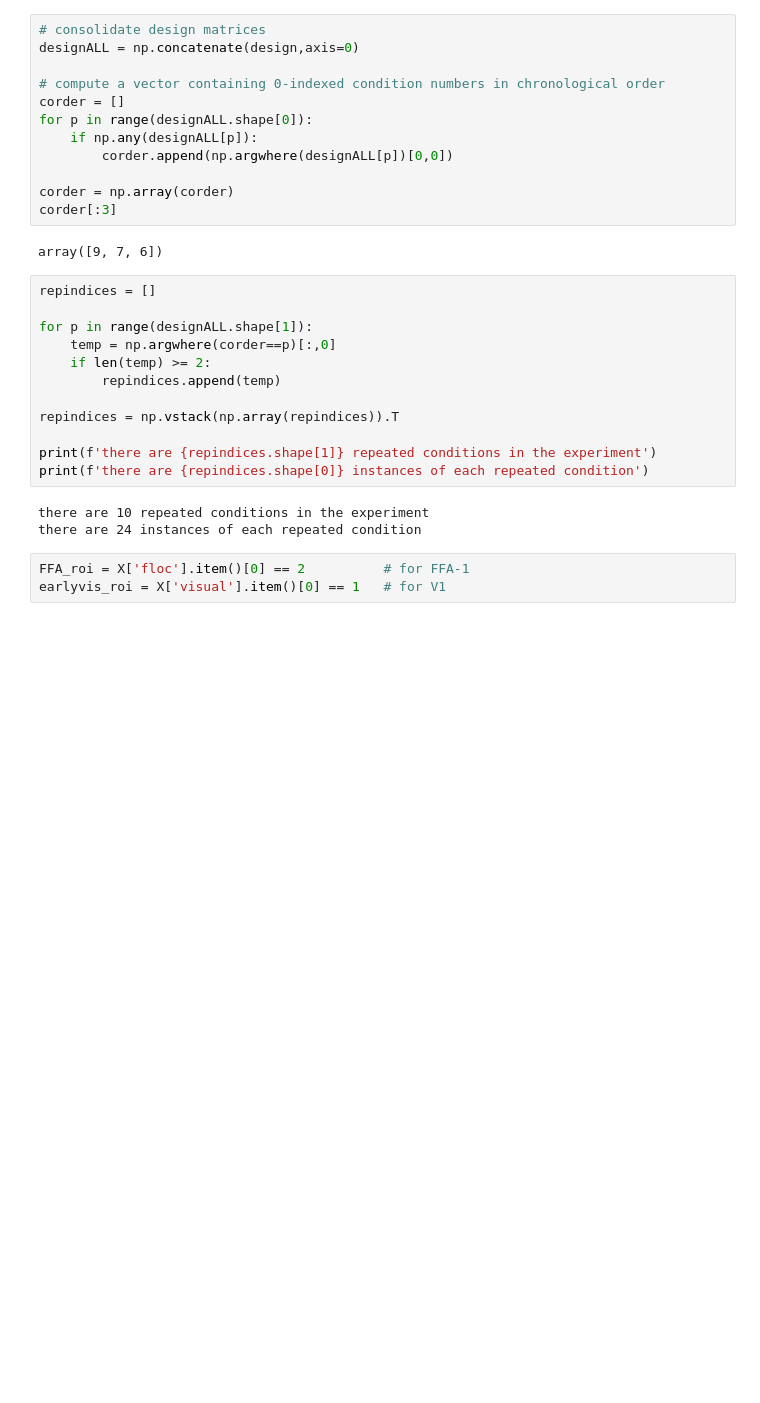
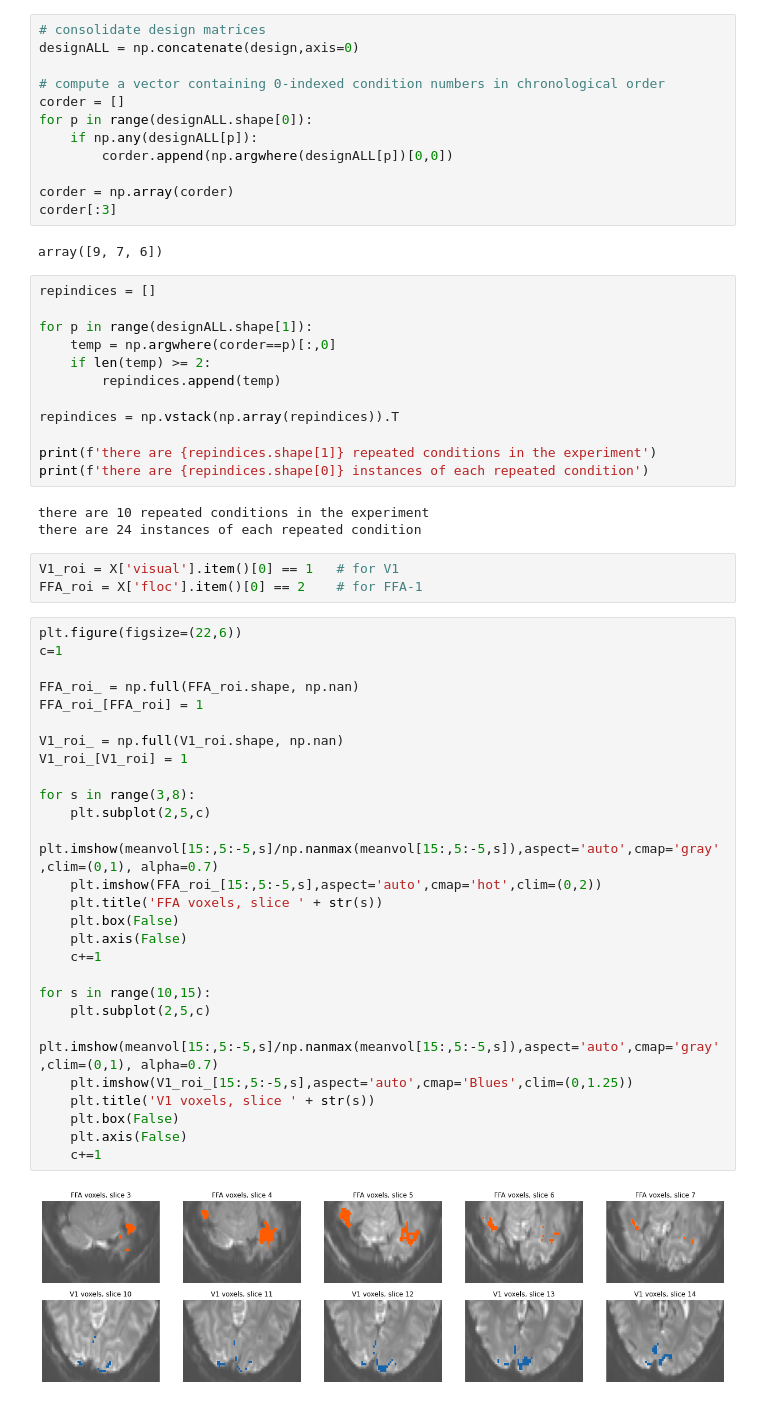
Before and after one commit to cvnlab/GLMsingle, a Jupyter notebook: examples/example2.ipynb, the cells around one changed output. Drawn from its saved outputs; the diff is of its cells as text; blank space fills up the shorter version.

```diff
--- a/examples/example2.ipynb
+++ b/examples/example2.ipynb
@@ -385,8 +354,37 @@ print(f'there are {repindices.shape[0]} instances of each repeated condition')
 there are 10 repeated conditions in the experiment
 there are 24 instances of each repeated condition
 # %%
-FFA_roi = X['floc'].item()[0] == 2          # for FFA-1
-earlyvis_roi = X['visual'].item()[0] == 1   # for V1
+V1_roi = X['visual'].item()[0] == 1   # for V1
+FFA_roi = X['floc'].item()[0] == 2    # for FFA-1
+# %%
+plt.figure(figsize=(22,6))
+c=1
+
+FFA_roi_ = np.full(FFA_roi.shape, np.nan)
+FFA_roi_[FFA_roi] = 1
+
+V1_roi_ = np.full(V1_roi.shape, np.nan)
+V1_roi_[V1_roi] = 1
+
+for s in range(3,8):
+    plt.subplot(2,5,c)
+    plt.imshow(meanvol[15:,5:-5,s]/np.nanmax(meanvol[15:,5:-5,s]),aspect='auto',cmap='gray',clim=(0,1), alpha=0.7)
+    plt.imshow(FFA_roi_[15:,5:-5,s],aspect='auto',cmap='hot',clim=(0,2))
+    plt.title('FFA voxels, slice ' + str(s))
+    plt.box(False)
+    plt.axis(False)
+    c+=1
+
+for s in range(10,15):
+    plt.subplot(2,5,c)
+    plt.imshow(meanvol[15:,5:-5,s]/np.nanmax(meanvol[15:,5:-5,s]),aspect='auto',cmap='gray',clim=(0,1), alpha=0.7)
+    plt.imshow(V1_roi_[15:,5:-5,s],aspect='auto',cmap='Blues',clim=(0,1.25))
+    plt.title('V1 voxels, slice ' + str(s))
+    plt.box(False)
+    plt.axis(False)
+    c+=1
+# %% [output]
+[figure, added]
 # %%
 vox_reliabilities = []
 modelnames = list(models.keys())
```
Also changed, not shown: parts of 16 cells of this notebook, 1 other file.
